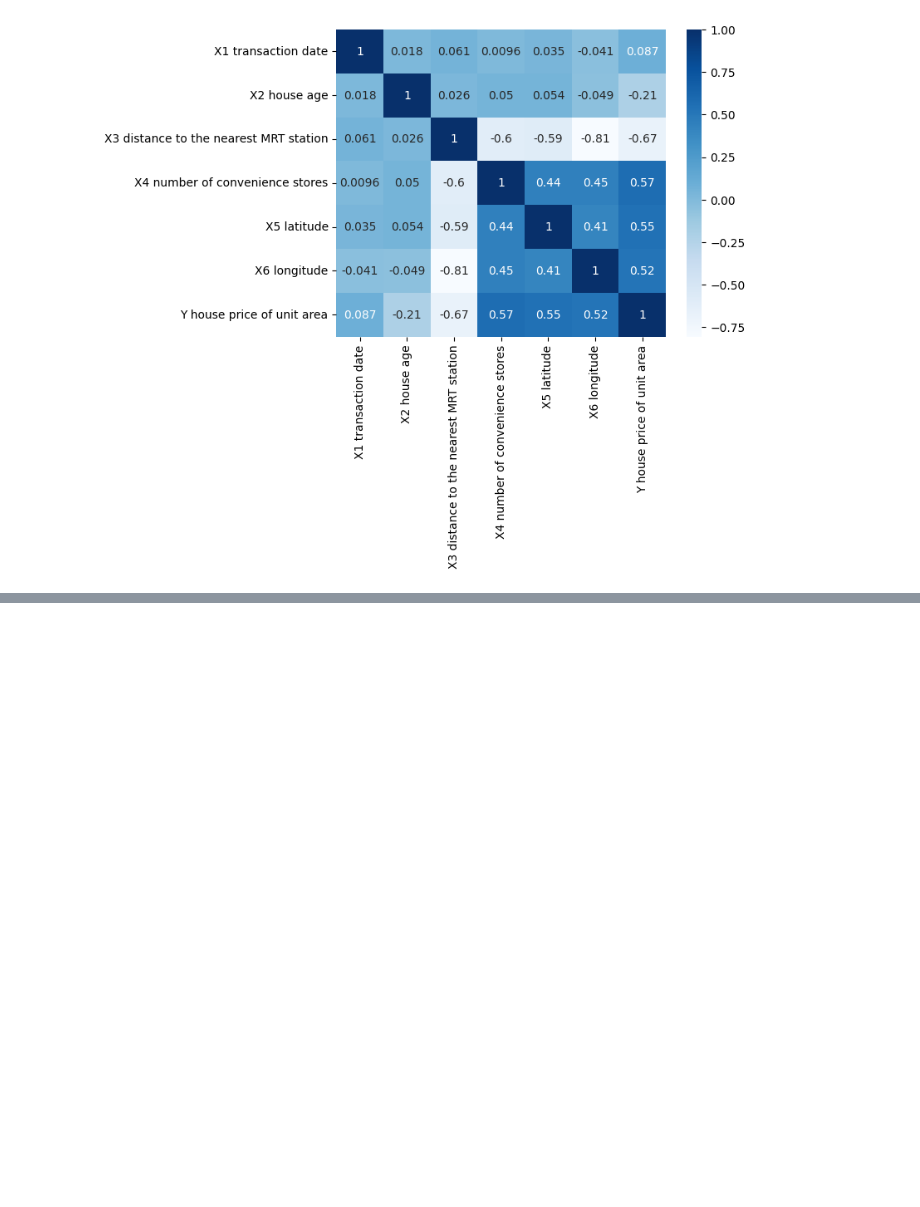
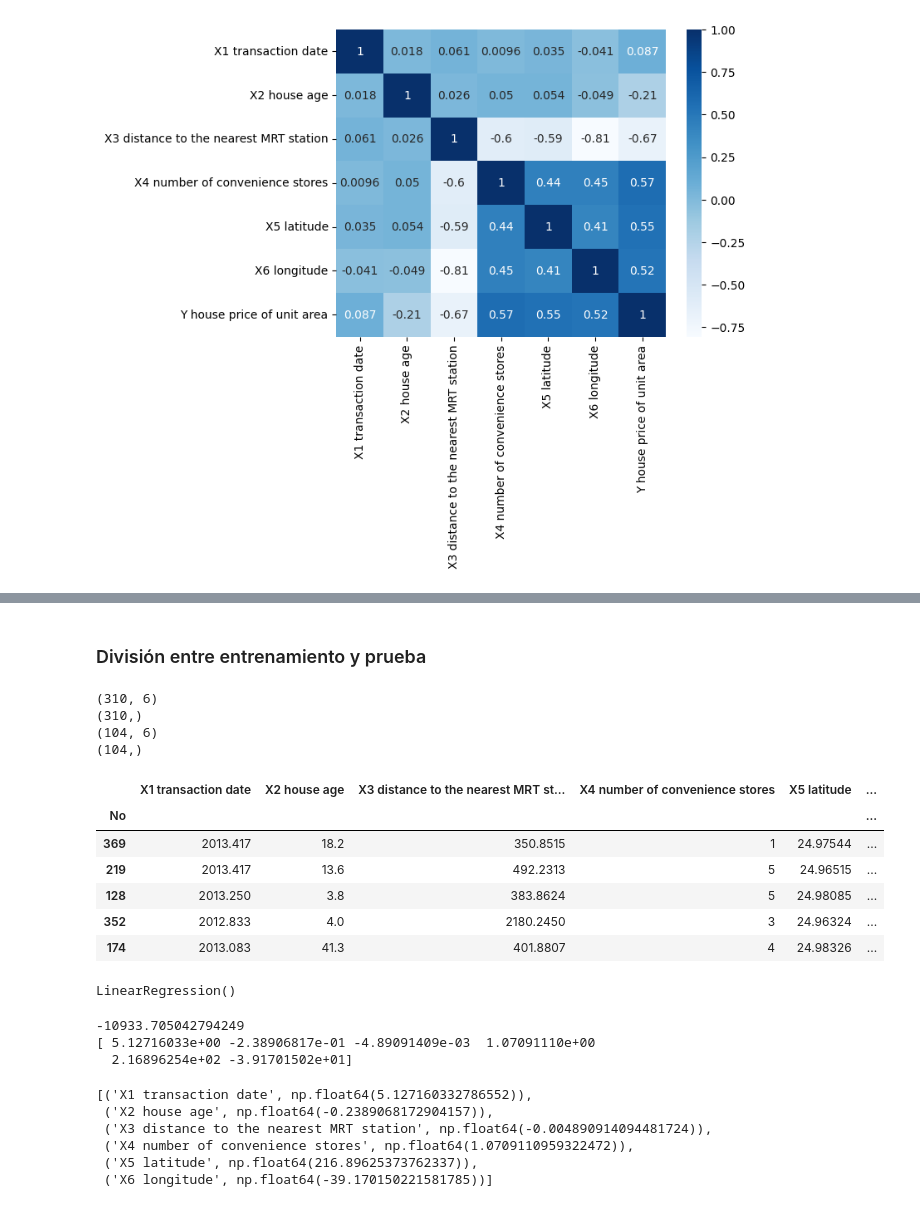
Before and after one commit to arangseb/Taller-3, a Jupyter notebook: taller_3_s.arango6.ipynb, the cells around one changed output, grey strips where cells are left out. Drawn from its saved outputs; the diff is of its cells as text; code cells hidden in the pictures; blank space fills up the shorter version.

Commit message:
Datos de entrenamiento

```diff
--- a/taller_3_s.arango6.ipynb
+++ b/taller_3_s.arango6.ipynb
@@ -49,0 +63,8 @@ sb.heatmap(corr, cmap="Blues", annot=True)
+# %%
+# nombres de características
+features = ['X1 transaction date','X2 house age','X3 distance to the nearest MRT station','X4 number of convenience stores','X5 latitude','X6 longitude']
+
+# dataframe de características
+X = data[features]
+
+X.head()
@@ -49,0 +79,5 @@ sb.heatmap(corr, cmap="Blues", annot=True)
+# %%
+# variable de respuesta
+y = data['Y house price of unit area']
+
+y.head()
@@ -49,0 +92,53 @@ sb.heatmap(corr, cmap="Blues", annot=True)
+# %% [markdown]
+### División entre entrenamiento y prueba
+# %%
+from sklearn.model_selection import train_test_split
+
+X_train, X_test, y_train, y_test = train_test_split(X, y, random_state=1)
+# %%
+# tamaños
+print(X_train.shape)
+print(y_train.shape)
+print(X_test.shape)
+print(y_test.shape)
+X.head()
+X_train.head()
+# %% [output]
+(310, 6)
+(310,)
+(104, 6)
+(104,)
+|  | X1 transaction date | X2 house age | X3 distance to the nearest MRT st... | X4 number of convenience stores | X5 latitude | ... |
+| No |  |  |  |  |  | ... |
+| 369 | 2013.417 | 18.2 | 350.8515 | 1 | 24.97544 | ... |
+| 219 | 2013.417 | 13.6 | 492.2313 | 5 | 24.96515 | ... |
+| 128 | 2013.250 | 3.8 | 383.8624 | 5 | 24.98085 | ... |
+| 352 | 2012.833 | 4.0 | 2180.2450 | 3 | 24.96324 | ... |
+| 174 | 2013.083 | 41.3 | 401.8807 | 4 | 24.98326 | ... |
+# %%
+from sklearn.linear_model import LinearRegression
+
+# crear el objeto del modelo
+linreg = LinearRegression()
+
+# ajustar los parámetros del modelo usando los datos de entrenamiento
+linreg.fit(X_train, y_train)
+# %% [output]
+LinearRegression()
+# %%
+# imprimir coeficientes
+print(linreg.intercept_)
+print(linreg.coef_)
+# %% [output]
+-10933.705042794249
+[ 5.12716033e+00 -2.38906817e-01 -4.89091409e-03  1.07091110e+00
+  2.16896254e+02 -3.91701502e+01]
+# %%
+list(zip(features, linreg.coef_))
+# %% [output]
+[('X1 transaction date', np.float64(5.127160332786552)),
+ ('X2 house age', np.float64(-0.2389068172904157)),
+ ('X3 distance to the nearest MRT station', np.float64(-0.004890914094481724)),
+ ('X4 number of convenience stores', np.float64(1.0709110959322472)),
+ ('X5 latitude', np.float64(216.89625373762337)),
+ ('X6 longitude', np.float64(-39.170150221581785))]
```
Also changed, not shown: parts of 5 cells of this notebook.
